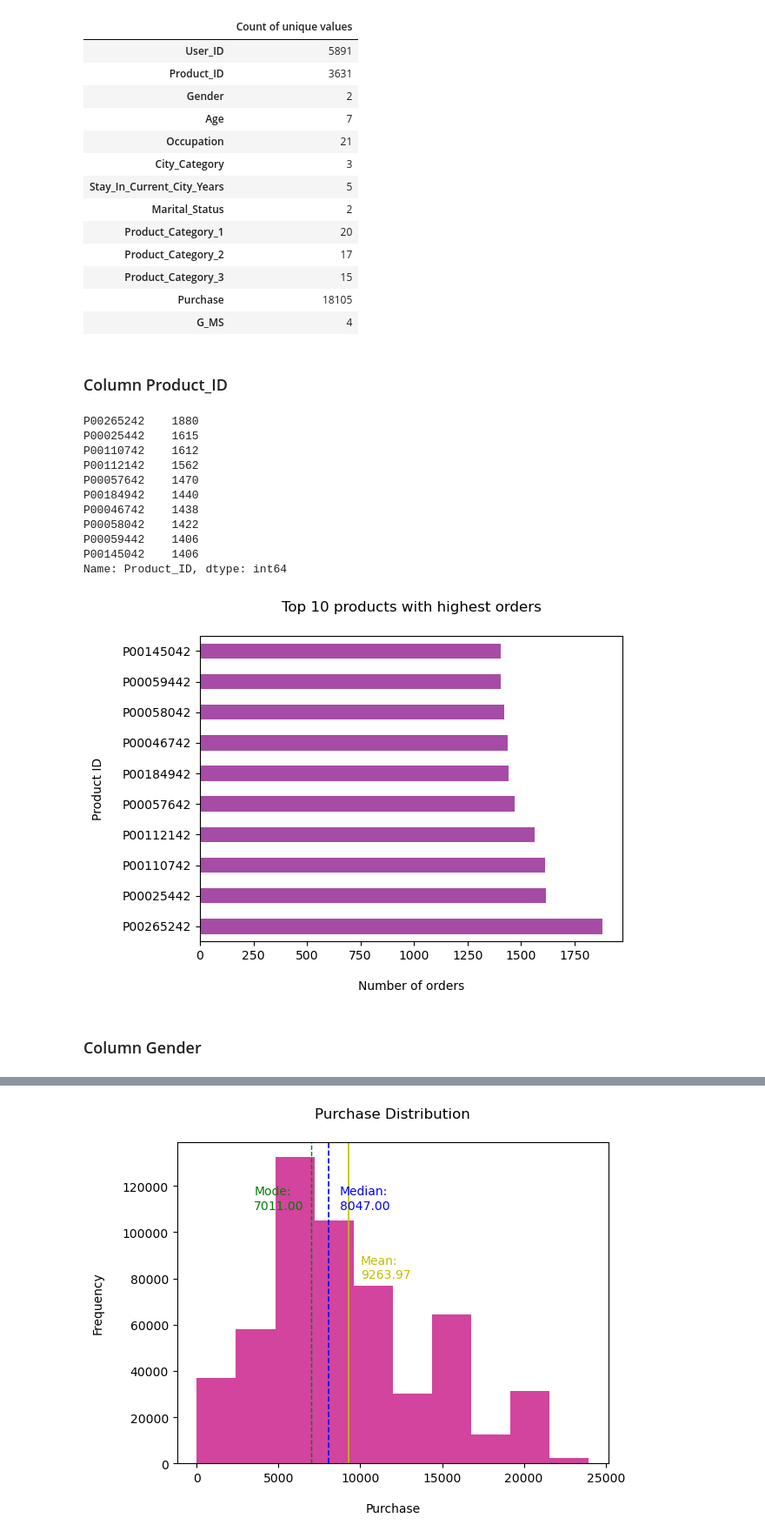
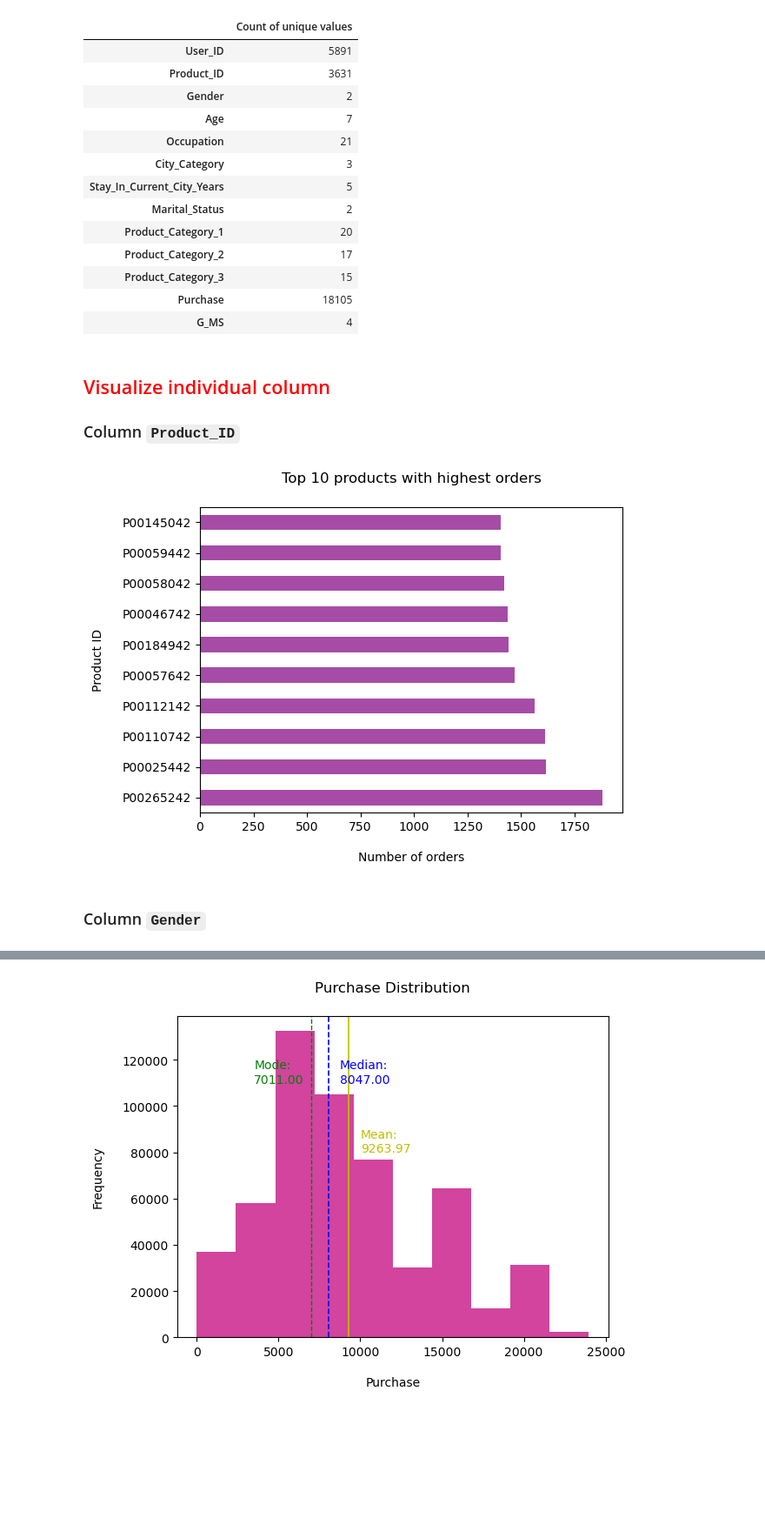
Before and after one commit to nguyenminhthuy/da-course-cybersoft, a Jupyter notebook: pj-black-friday-sales/black-friday-sales.ipynb, the cells around one changed output, grey strips where cells are left out. Shown at 87% size. Cells and saved outputs as stored; diff of their text form; code cells hidden in the pictures; blank space fills up the shorter version.

```diff
--- a/pj-black-friday-sales/black-friday-sales.ipynb
+++ b/pj-black-friday-sales/black-friday-sales.ipynb
@@ -159,33 +157,20 @@ df.nunique().to_frame(name='Count of unique values')
 | Purchase | 18105 |
 | G_MS | 4 |
 # %% [markdown]
-### Column Product_ID
+## <font color='red'>Visualize individual column</font>
+### Column `Product_ID`
 # %%
 product_col = df['Product_ID'].value_counts().head(10)
-product_col
+
+ax = product_col.plot(kind='barh',
+                      stacked=False,
+                      color='purple', alpha=0.7)
+plt.xlabel('Number of orders', labelpad=15)
+plt.ylabel('Product ID', labelpad=15)
+plt.title('Top 10 products with highest orders', pad=20)
+plt.tight_layout()
+plt.show;
 # %% [output]
-P00265242    1880
-P00025442    1615
-P00110742    1612
-P00112142    1562
-P00057642    1470
-P00184942    1440
-P00046742    1438
-P00058042    1422
-P00059442    1406
-P00145042    1406
-Name: Product_ID, dtype: int64
+[figure, added]
-# %%
-ax = product_col.plot(kind='barh',
-                      stacked=False,
-                      color='purple',
-                      alpha=0.7)
-plt.xlabel('Number of orders', labelpad=15)
-plt.ylabel('Product ID', labelpad=15)
-plt.title('Top 10 products with highest orders', pad=20)
-plt.tight_layout()
-plt.show;
-# %% [output]
-[figure, removed]
 # %% [markdown]
-### Column Gender
+### Column `Gender`
```
Also changed, not shown: parts of 66 cells of this notebook.
